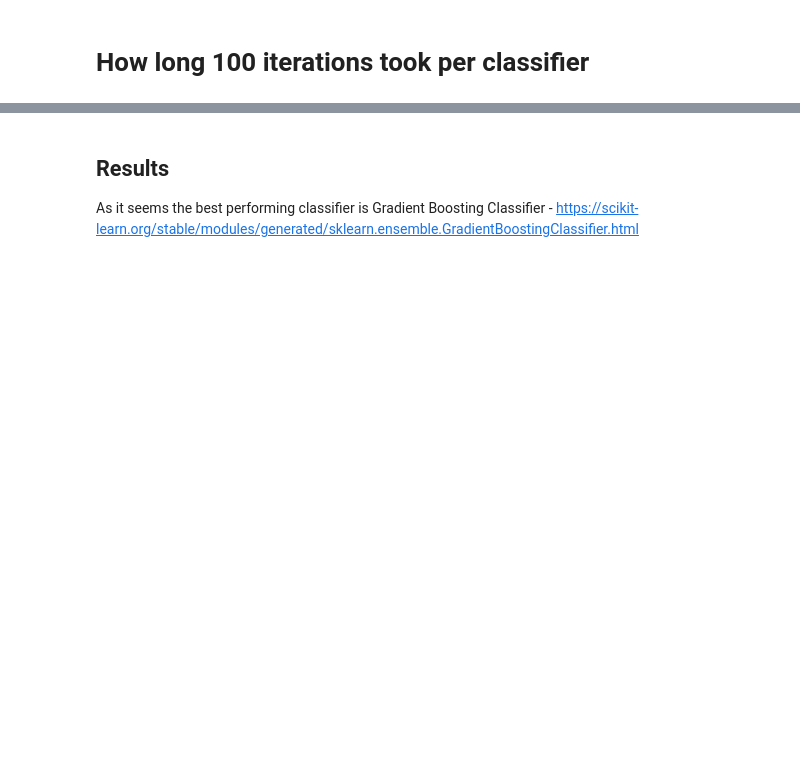
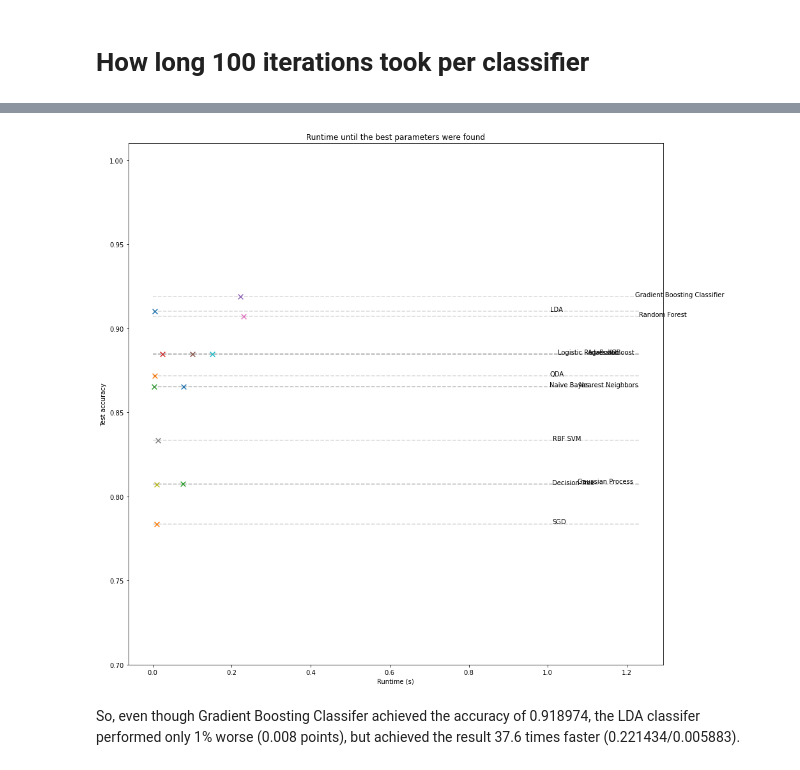
Before and after one commit to qetdr/xAutoML-Project1, a Jupyter notebook: baseline algorithms.ipynb, the cells around one changed output, grey strips where cells are left out. Drawn from its saved outputs; the diff is of its cells as text; code cells hidden in the pictures; blank space fills up the shorter version.

Commit message:
add runtime comparison

```diff
--- a/baseline algorithms.ipynb
+++ b/baseline algorithms.ipynb
@@ -298,0 +334,18 @@ medianDf
+# %%
+runtime_df = timeMeanDf.copy()
+runtime_df['runtime_rank'] = list(reversed(range(1, len(runtime_df) + 1))) # here higher runtime is worse, so we reverse
+runtime_df.rename( columns={0 :'runtime'}, inplace=True )
+runtime_df.index.name = 'Classifier'
+
+accuracy_df = meanDf.copy()
+accuracy_df['accuracy_rank'] = range(1, len(accuracy_df) + 1)
+accuracy_df.rename( columns={0 :'accuracy'}, inplace=True )
+accuracy_df.index.name = 'Classifier'
+
+
+df_merged = pd.merge(runtime_df, accuracy_df, how='inner', on = 'Classifier')
+df_merged['total_rank'] = df_merged.apply(lambda row: row.runtime_rank + row.accuracy_rank, axis=1)
+df_merged['total_rank'] = df_merged['total_rank'].astype('int')
+df_merged = df_merged.sort_values(by=['total_rank'])
+df_merged = df_merged.reset_index(level=0)
+df_merged
@@ -299,4 +367,29 @@ medianDf
+# %%
+plt.figure(figsize = [15, 15])
+
+for i in range(len(df_merged)):
+    # Add classifier values
+    plt.scatter(df_merged['runtime'][i],
+            df_merged['accuracy'][i],
+            label = df_merged['Classifier'][i],
+               marker = 'x',
+               s = 60)
+    # Add a dashed lined marking the best accuracy threshold for classifier
+    plt.hlines(y = df_merged['accuracy'][i],
+               xmin=0,
+               xmax = np.max(df_merged['runtime'])+1,
+              linestyles = 'dashed', alpha = 0.3, color = 'grey')
+    # Add classifier name
+    plt.annotate(df_merged['Classifier'][i],
+                 (df_merged['runtime'][i]+1,
+                  df_merged['accuracy'][i]),
+                )
+plt.ylim(bottom = 0.70, top = 1.01)
+plt.xlabel('Runtime (s)')
+plt.ylabel('Test accuracy')
+plt.title('Runtime until the best parameters were found')
+plt.show();
+# %% [output]
+[figure, added]
 # %% [markdown]
-## Results
-
-As it seems the best performing classifier is Gradient Boosting Classifier - https://scikit-learn.org/stable/modules/generated/sklearn.ensemble.GradientBoostingClassifier.html
+So, even though Gradient Boosting Classifer achieved the accuracy of 0.918974, the LDA classifer performed only 1% worse (0.008 points), but achieved the result 37.6 times faster (0.221434/0.005883).
```
Also changed, not shown: parts of 17 cells of this notebook.
